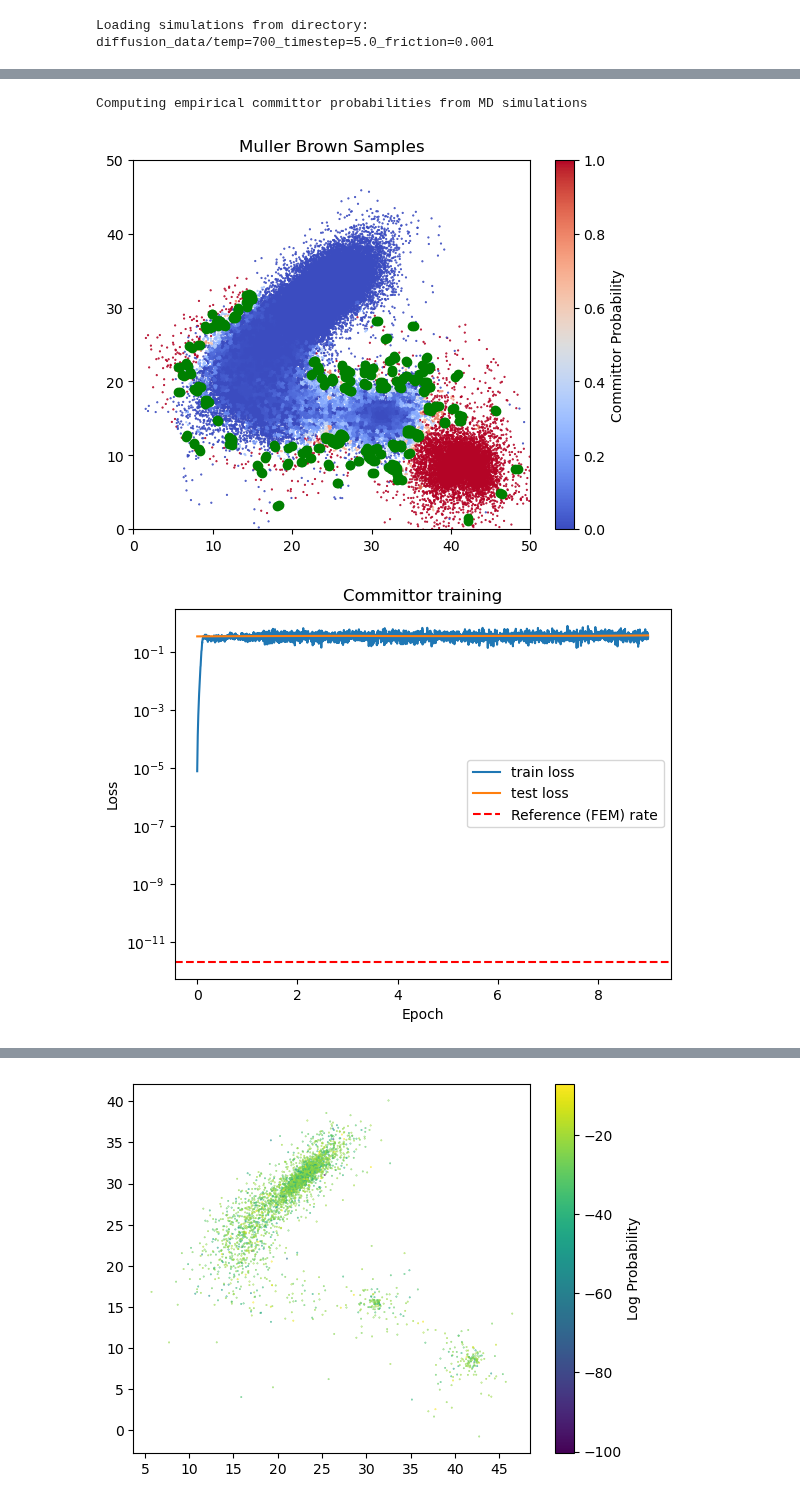
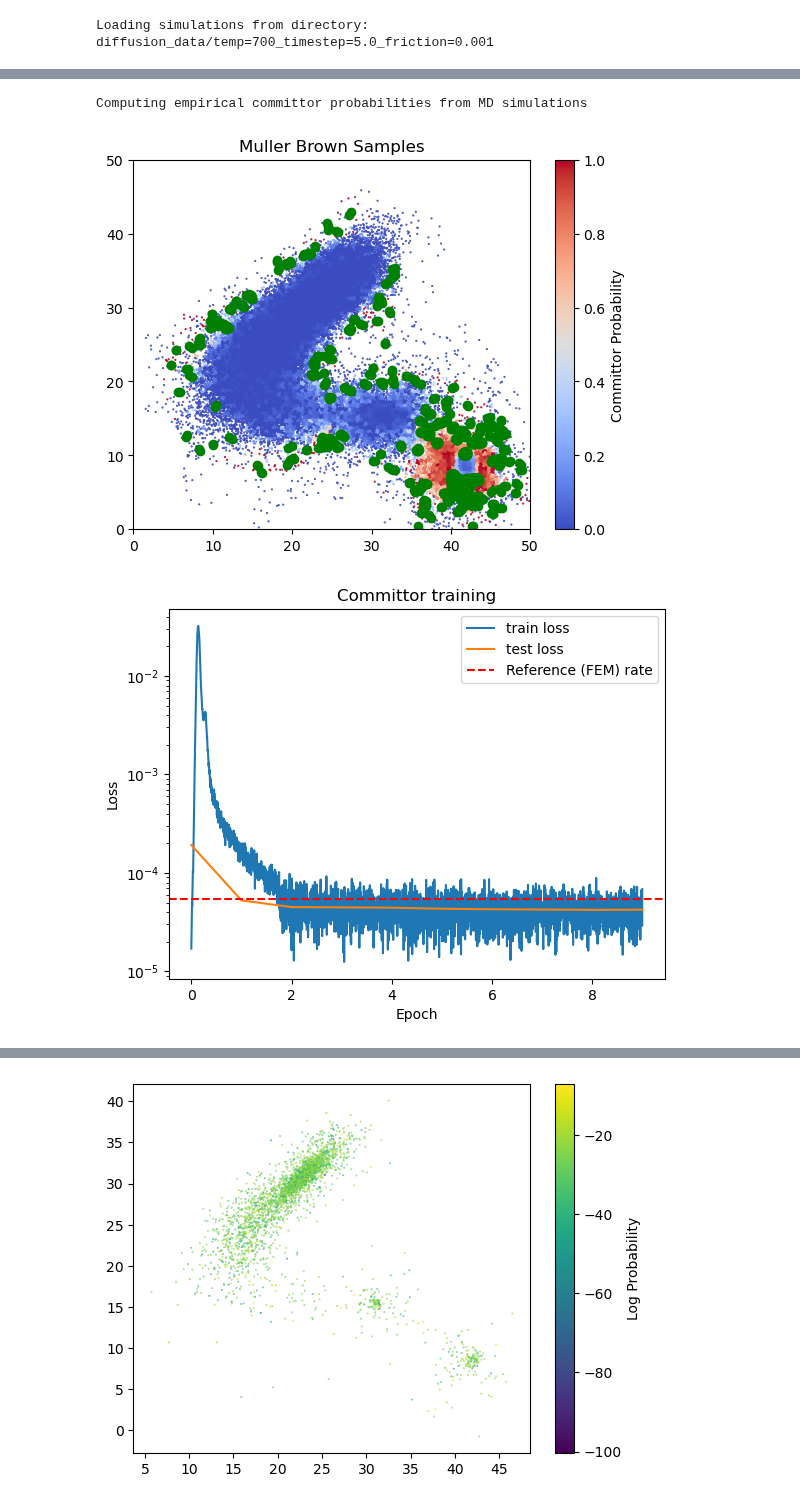
Before and after one commit to michael-psenka/OM-TPS, a Jupyter notebook: train_committor_mb.ipynb, the cells around one changed output, grey strips where cells are left out. Cells and saved outputs as stored; diff of their text form; code cells hidden in the pictures.

Commit message:
changing reactant/product domain definitions to 0.5, 0.5 and k_BT to 1 gives much better results in MB rate estimation

```diff
--- a/train_committor_mb.ipynb
+++ b/train_committor_mb.ipynb
@@ -153,8 +153,8 @@ std = np.load("mb_std.npy")
 all_pos = mean + std*dataset.all_pos.reshape(-1, 1000, 3)[:, :, :2]
 start = np.array([[23, 30]])
 end = np.array([[40, 9]])
-start_indicator = np.linalg.norm(all_pos - start, axis=2) < 5
-end_indicator = np.linalg.norm(all_pos - end, axis=2) < 5
+start_indicator = np.linalg.norm(all_pos - start, axis=2) < 0.5
+end_indicator = np.linalg.norm(all_pos - end, axis=2) < 0.5
 
 start_points = all_pos[start_indicator]
 end_points = all_pos[end_indicator]
@@ -251,12 +251,12 @@ gt_traj_keep = gt_traj[idxs]
 
 # Compute importance-sampling weights from likelihood estimate of the generative model
 
-# energies = calculator.get_energy(gt_traj_keep)
-# min_energy = energies.min()
-# reweighting_factors_keep = torch.exp(-(energies - min_energy) / (units.kB * 700))
+energies = calculator.get_energy(gt_traj_keep)
+min_energy = energies.min()
+reweighting_factors_keep = torch.exp(-(energies - min_energy) / 1) # (units.kB * 700)) # set k_BT = 1
 
-log_probs = torch.load("mb_log_probs.pt")
-reweighting_factors_keep = torch.exp(log_probs)
+# log_probs = torch.load("mb_log_probs.pt")
+# reweighting_factors_keep = torch.exp(log_probs)
 
 reweighting_factors_keep = reweighting_factors_keep / reweighting_factors_keep.sum()
 
@@ -349,33 +349,33 @@ for e in tqdm(range(n_epochs)):
         end_boundary_loss = 0
 
         # if transition_mask.sum() > 0:
 
         batch_weights = weights[transition_mask]
         batch_weights = batch_weights / batch_weights.sum()
         grad_loss = (batch_weights * grad_prob.square().sum(-1, keepdim = True)[transition_mask]).sum()
         if start.sum() > 0:
             start_boundary_loss = (pred_prob**2)[start].mean()
         if start.sum() > 0:
             end_boundary_loss = ((1 - pred_prob)**2)[end].mean()
 
         sl_loss = (pred_prob - prob).square().mean()
 
         loss = sl_loss_coeff*sl_loss + start_loss_coeff*start_boundary_loss + end_loss_coeff*end_boundary_loss + grad_loss_coeff*grad_loss
 
         tls.append(grad_loss.detach().unsqueeze(-1))
 
     test_loss = torch.cat(tls).sum(0) / len(tls)
     test_losses.append(test_loss.unsqueeze(-1))
 
 
 train_losses = torch.cat(train_losses).cpu().numpy()
 test_losses = torch.cat(test_losses).cpu().numpy()
 
-plot_losses(train_losses, test_losses, "Committor training")
+plot_losses(train_losses, test_losses, "Committor training", reference_rate=5.38e-05)
 
 # Save the model
 torch.save(committor_model, f"mb-committor-model.pt")
 # %% [output]
 Computing empirical committor probabilities from MD simulations
-[figure, old version]
+[figure, new version]
-[figure, old version]
+[figure, new version]
```
Also changed, not shown: parts of 5 cells of this notebook, 3 other files.
